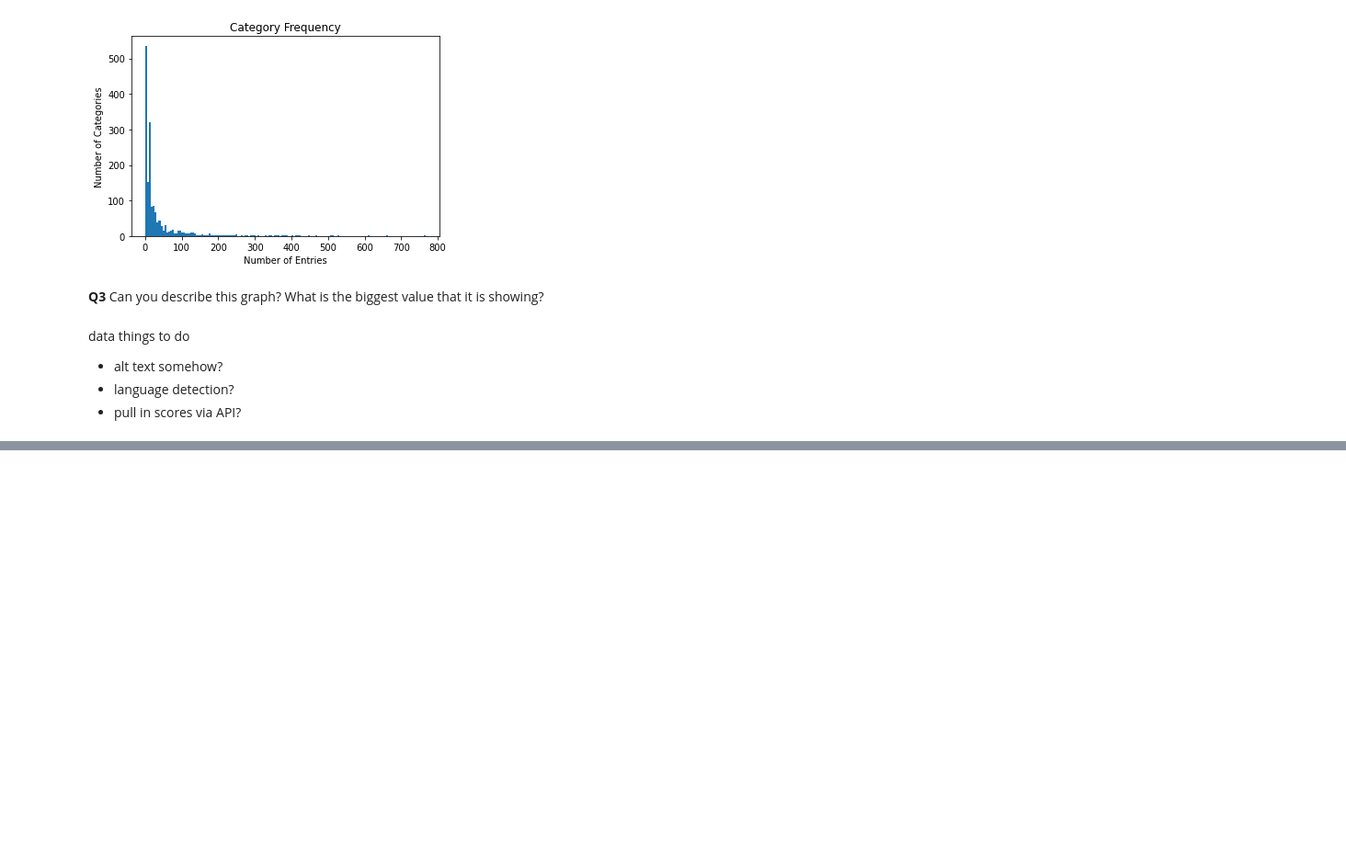
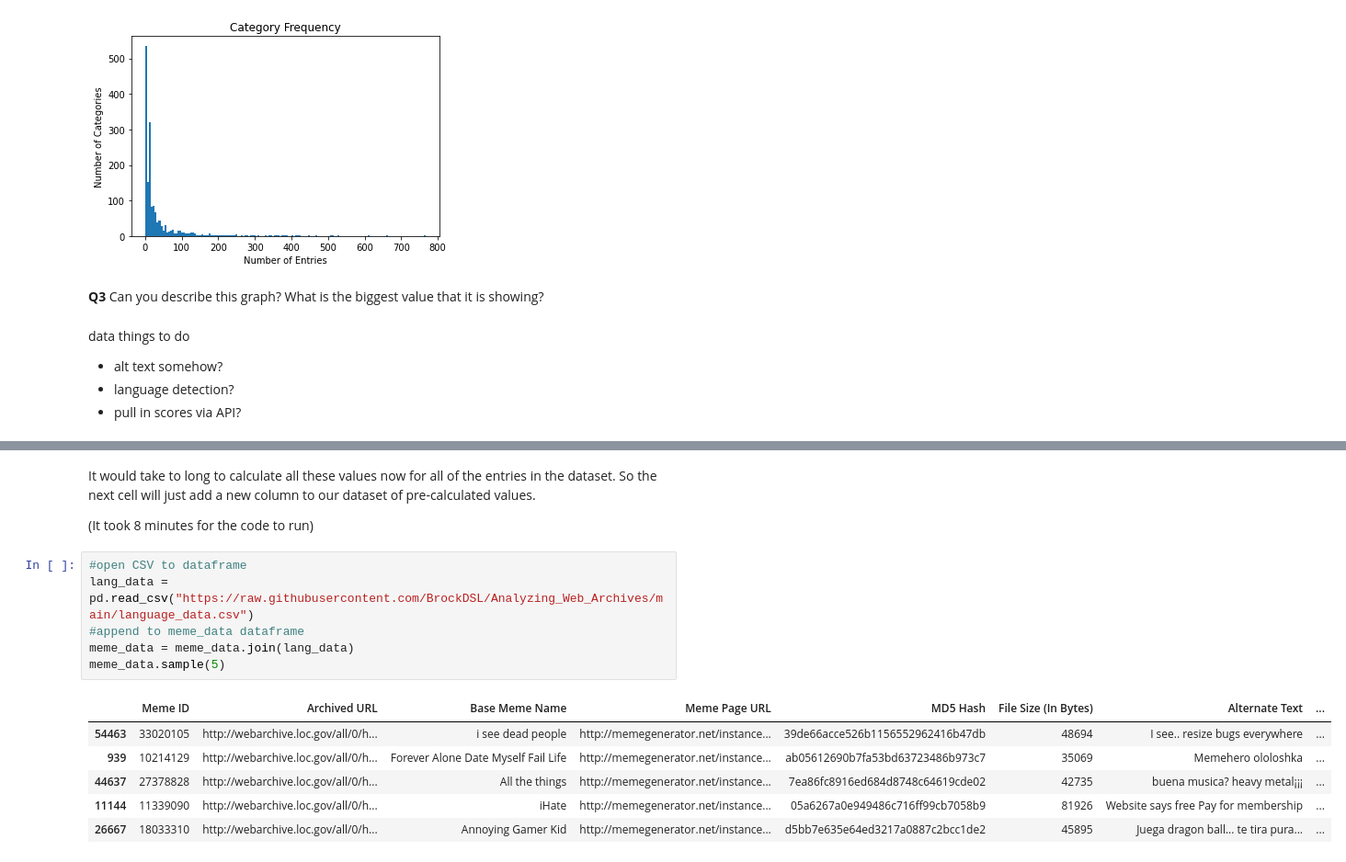
Before and after one commit to cmurgu/jbooks, a Jupyter notebook: Meme_Web_Archive_Exploration.ipynb, the cells around one changed output, grey strips where cells are left out. Shown at 92% size. Saved outputs shown, nothing was run; the diff lists cells and outputs as text; blank space fills up the shorter version.

```diff
--- a/Meme_Web_Archive_Exploration.ipynb
+++ b/Meme_Web_Archive_Exploration.ipynb
@@ -157,0 +189,18 @@ data things to do
+# %% [markdown]
+It would take to long to calculate all these values now for all of the entries in the dataset. So the next cell will just add a new column to our dataset of pre-calculated values.
+
+
+(It took 8 minutes for the code to run)
+# %%
+#open CSV to dataframe
+lang_data = pd.read_csv("https://raw.githubusercontent.com/BrockDSL/Analyzing_Web_Archives/main/language_data.csv")
+#append to meme_data dataframe
+meme_data = meme_data.join(lang_data)
+meme_data.sample(5)
+# %% [output]
+|  | Meme ID | Archived URL | Base Meme Name | Meme Page URL | MD5 Hash | File Size (In Bytes) | Alternate Text | ... |
+| 54463 | 33020105 | http://webarchive.loc.gov/all/0/h... | i see dead people | http://memegenerator.net/instance... | 39de66acce526b1156552962416b47db | 48694 | I see.. resize bugs everywhere | ... |
+| 939 | 10214129 | http://webarchive.loc.gov/all/0/h... | Forever Alone Date Myself Fail Life | http://memegenerator.net/instance... | ab05612690b7fa53bd63723486b973c7 | 35069 | Memehero ololoshka | ... |
+| 44637 | 27378828 | http://webarchive.loc.gov/all/0/h... | All the things | http://memegenerator.net/instance... | 7ea86fc8916ed684d8748c64619cde02 | 42735 | buena musica? heavy metal¡¡¡ | ... |
+| 11144 | 11339090 | http://webarchive.loc.gov/all/0/h... | iHate | http://memegenerator.net/instance... | 05a6267a0e949486c716ff99cb7058b9 | 81926 | Website says free Pay for membership | ... |
+| 26667 | 18033310 | http://webarchive.loc.gov/all/0/h... | Annoying Gamer Kid | http://memegenerator.net/instance... | d5bb7e635e64ed3217a0887c2bcc1de2 | 45895 | Juega dragon ball... te tira pura... | ... |
```
Also changed, not shown: parts of 8 cells of this notebook, 16 other files.
